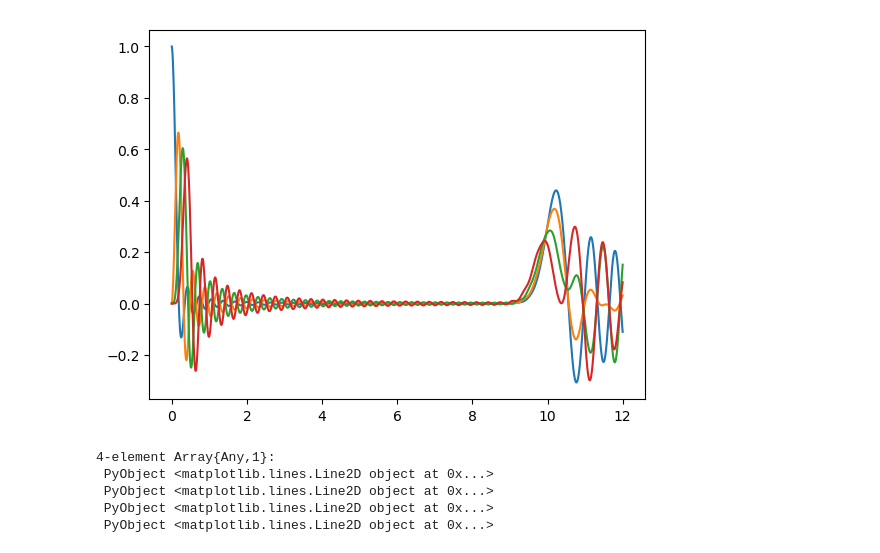
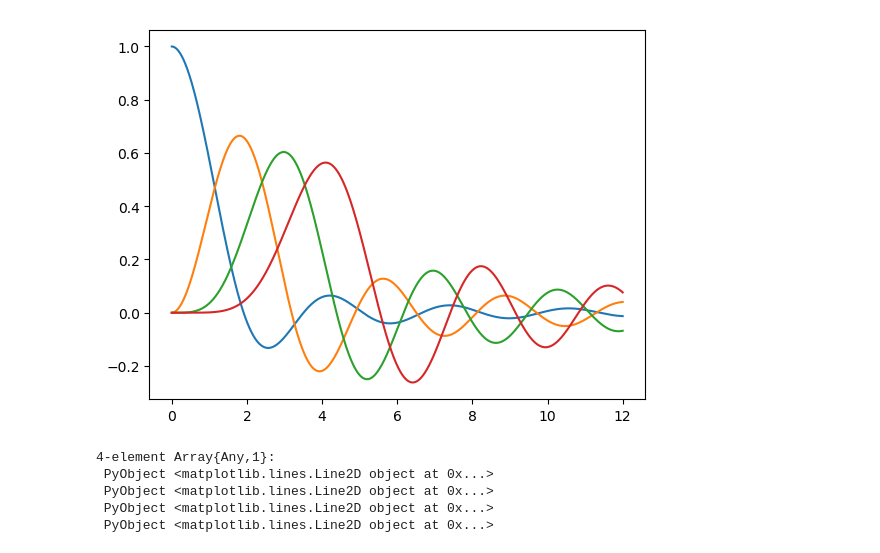
Before and after one commit to jasemi/Computerphysik-ss17-Uebungen, a Jupyter notebook: Uebung-9/Aufgabe1-Jan.ipynb, the cells around one changed output. Saved outputs shown, nothing was run; the diff lists cells and outputs as text; code cells hidden in the pictures.

```diff
--- a/Uebung-9/Aufgabe1-Jan.ipynb
+++ b/Uebung-9/Aufgabe1-Jan.ipynb
@@ -6,35 +6,35 @@ dt = 0.01 # Zeitintervall
 k = 1 # Federkonstante
 m = 1 # Masse
 a = 1 # abstand
 
 N = 50 # Anzahl der gekoppelten Oszillatoren
 step_cnt = Int(12*(1/dt)) # Anzahl der Stützstellen pro Massepunkt
 
 ys = zeros(Float64, step_cnt, N) # Auslenkungen zum Zeitpunkt n*dt
 
 ys[1,1] = 1 # Anfangswerte aus Aufgabe
 
 f1(n) = (1/a)*(ys[n-1,2]/a - ys[n-1,1]/a)*((k*a^2)/m) # Beschleunigung, die auf den ersten Massepunkt wirkt
 fi(n, i) = (1/a)*((ys[n-1,i+1] - ys[n-1,i])/a - (ys[n-1,i] - ys[n-1, i-1])/a)*((k*a^2)/m) # Beschleunigung, die auf den i-ten Massepunkt wirkt
 fN(n) = -(1/a)*(ys[n-1, N]/a - ys[n-1,N-1]/a)*((k*a^2)/m) # Beschleunigung, die auf den letzten (N-ten) Massepunkt wirkt
 
 vs = zeros(Float64, N) # Momentane Geschwindigkeit des Massepunkts n
 
 for n in 2:step_cnt
     # Zunächst die Momentane Geschwindigkeit jedes Massepunkts anpassen
     vs[1] = vs[1] + dt*f1(n) # Eulerschritt für ersten Massepunkt
     for i in 2:(N-1)
         vs[i] = vs[i] + dt*fi(n, i) # Mittlere Massepunkte
     end
     vs[N] = vs[N] + dt*fN(n) # Letzter Massepunkt
 
-    ys[n,:] = ys[n-1,:] + vs[:]
+    ys[n,:] = ys[n-1,:] + dt*vs[:] # noch mal Euler mit den Momentanen Geschwindigkeiten um auf die Momentane Auslenkung zu kommen
 end
 
 plot(linspace(0, 12, step_cnt), ys[:,1:4])
 # TODO: labels uns legende
 # %% [output]
-[figure, old version]
+[figure, new version]
 4-element Array{Any,1}:
  PyObject <matplotlib.lines.Line2D object at 0x...>
  PyObject <matplotlib.lines.Line2D object at 0x...>
```
